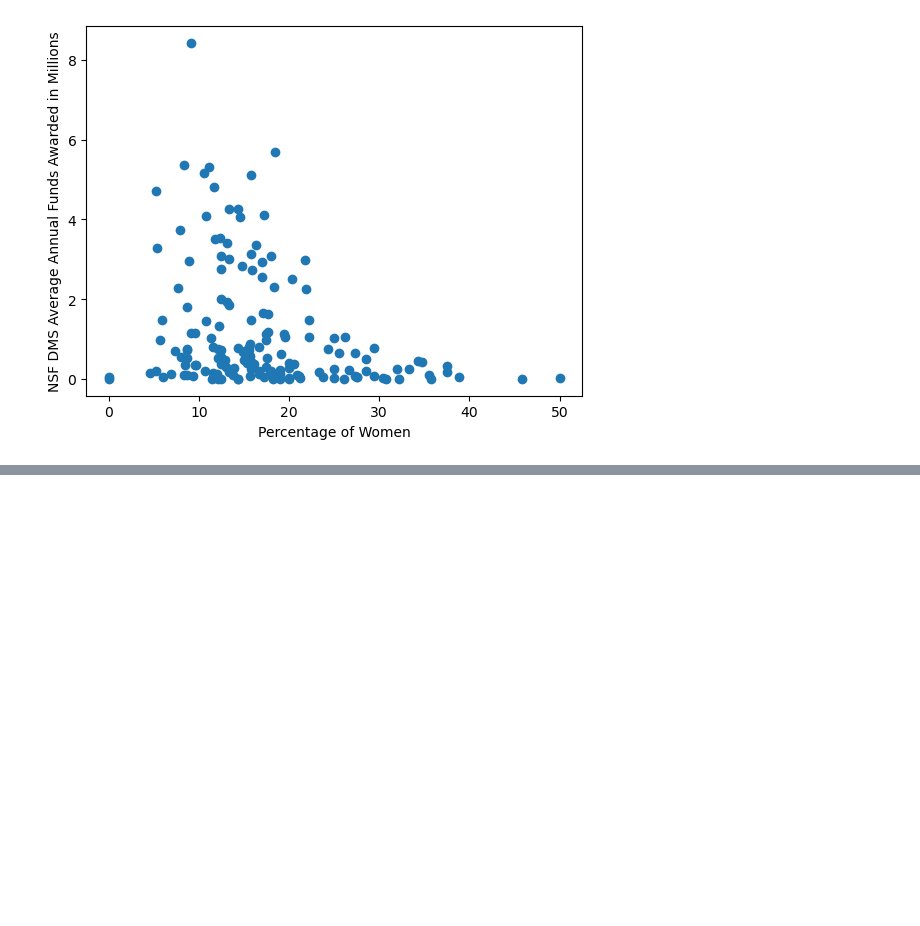
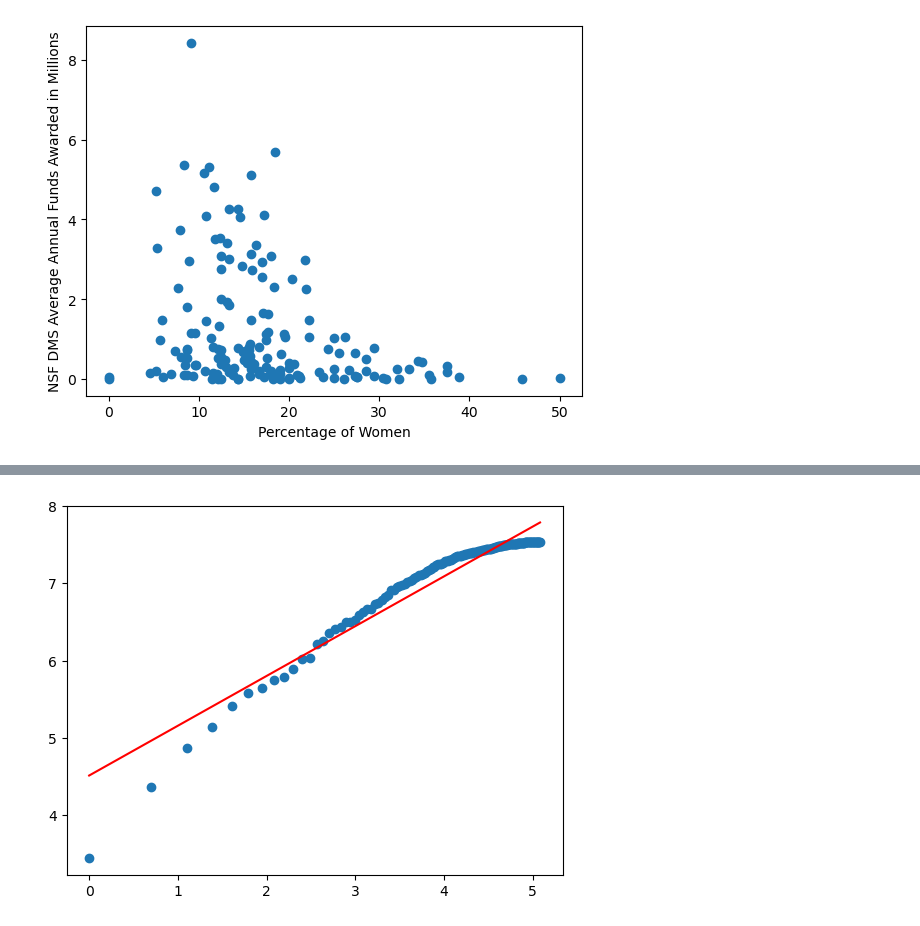
Before and after one commit to DAAAAMNSocialJustice/metamath, a Jupyter notebook: AMM/analysis.ipynb, the cells around one changed output, grey strips where cells are left out. Cells and saved outputs as stored; diff of their text form; code cells hidden in the pictures; blank space fills up the shorter version.

```diff
--- a/AMM/analysis.ipynb
+++ b/AMM/analysis.ipynb
@@ -367,0 +383,12 @@ Text(0, 0.5, 'NSF DMS Average Annual Funds Awarded in Millions')
+# %%
+#make a new df with just the cumulative amounts
+NSFcumsum_df = elite.loc[:, ['Rescaled Rank','AwardedAmount']]
+#print(NSFcumsum_df.info)
+neaward_df = non_elite.loc[:, ['Rescaled Rank','AwardedAmount']]
+#print(neaward_df.info)
+NSFcumsum_df = NSFcumsum_df.append(neaward_df)
+#NSFcumsum_df.info
+
+#cumulative column scaled to millions
+NSFcumsum_df['Cumulative Award'] = NSFcumsum_df['AwardedAmount'].cumsum()/1000000
+NSFcumsum_df.info
@@ -367,0 +410,11 @@ Text(0, 0.5, 'NSF DMS Average Annual Funds Awarded in Millions')
+# %%
+# fit power distribution
+# log-log transformation needed, but you cannot do that if you have 0 rank
+# so we start rank at 1
+NSFcumsum_df["Rescaled Rank"] += 1
+#NSFcumsum_df.info
+
+# log log both axes
+NSFcumsum_df["Log(Rank)"] = np.log(NSFcumsum_df["Rescaled Rank"])
+NSFcumsum_df["Log(CumSum)"] = np.log(NSFcumsum_df["Cumulative Award"])
+NSFcumsum_df.info
@@ -367,0 +436,14 @@ Text(0, 0.5, 'NSF DMS Average Annual Funds Awarded in Millions')
+# %%
+# now fit linear regression
+# from sklearn.linear_model import LinearRegression
+
+X = NSFcumsum_df.loc[:,"Log(Rank)"]
+X = X.to_numpy()
+X = X.reshape(-1, 1)
+Y = NSFcumsum_df.loc[:,"Log(CumSum)"]
+Y = Y.to_numpy()
+Y = Y.reshape(-1, 1)
+
+linear_regressor = LinearRegression()  # create object for the class
+linear_regressor.fit(X, Y)  # perform linear regression
+Y_pred = linear_regressor.predict(X)  # make predictions
@@ -367,0 +473,6 @@ Text(0, 0.5, 'NSF DMS Average Annual Funds Awarded in Millions')
+# %%
+plt.scatter(X, Y)
+plt.plot(X, Y_pred, color='red')
+plt.show()
+# %% [output]
+[figure, added]
```
Also changed, not shown: parts of 7 cells of this notebook.
